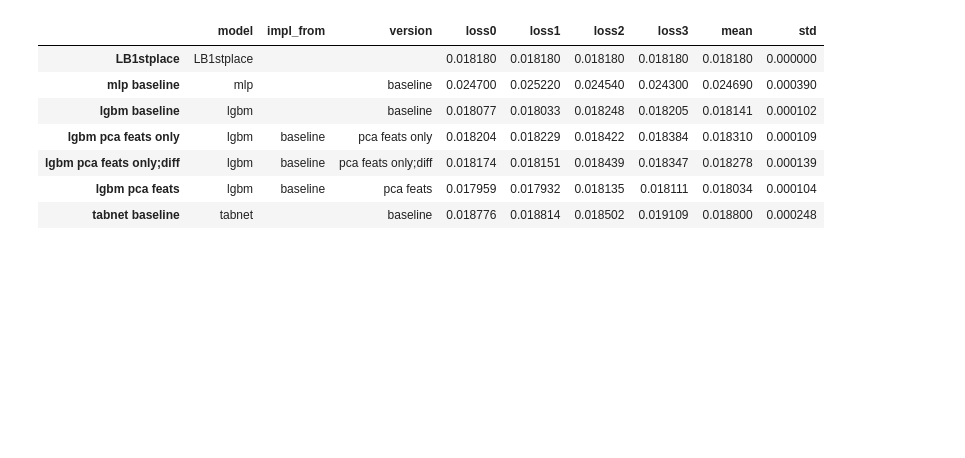
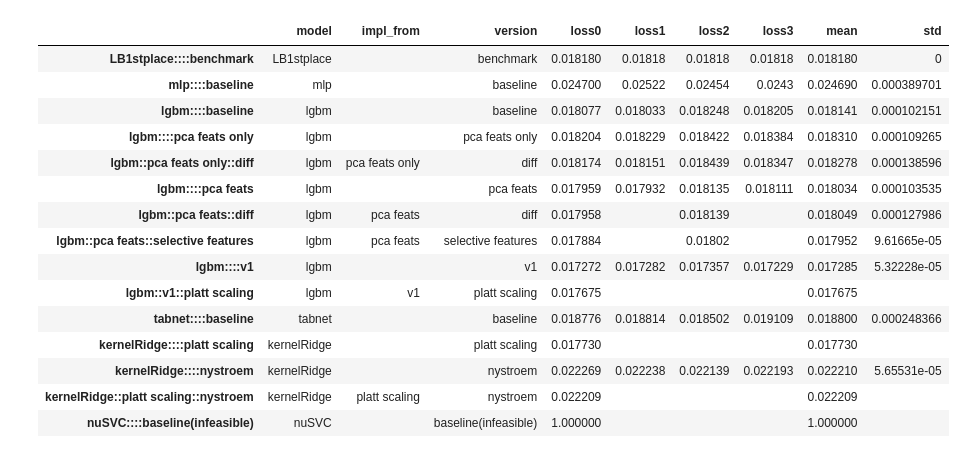
Before and after one commit to MutsumiChieda/moa, a Jupyter notebook: train_nb/score_calculator.ipynb, the cells around one changed output. Saved outputs shown, nothing was run; the diff lists cells and outputs as text; code cells hidden in the pictures; blank space fills up the shorter version.

```diff
--- a/train_nb/score_calculator.ipynb
+++ b/train_nb/score_calculator.ipynb
@@ -4,19 +5,30 @@ import pandas as pd
 # %%
 df = pd.read_csv('score.csv')
 cols = [f'loss{i}' for i in range(4)]
 df['mean'] = df[cols].mean(axis=1)
 df['std'] = df[cols].std(axis=1)
-df = df.fillna('')
+df_ = df.fillna('')
 # df.drop(cols, axis=1, inplace=True)
-df = df.set_index(df['model']+' '+df['version'])
-df
+df_ = df_.set_index(df_['model']+'::'+df_['impl_from']+'::'+df_['version'])
+# df_ = df_.set_index(df['model']+' '+df['version'])
+# df_
+df.index = '__' + df_.index
+df_
 # %% [output]
 |  | model | impl_from | version | loss0 | loss1 | loss2 | loss3 | mean | std |
-| LB1stplace | LB1stplace |  |  | 0.018180 | 0.018180 | 0.018180 | 0.018180 | 0.018180 | 0.000000 |
-| mlp baseline | mlp |  | baseline | 0.024700 | 0.025220 | 0.024540 | 0.024300 | 0.024690 | 0.000390 |
-| lgbm baseline | lgbm |  | baseline | 0.018077 | 0.018033 | 0.018248 | 0.018205 | 0.018141 | 0.000102 |
-| lgbm pca feats only | lgbm | baseline | pca feats only | 0.018204 | 0.018229 | 0.018422 | 0.018384 | 0.018310 | 0.000109 |
-| lgbm pca feats only;diff | lgbm | baseline | pca feats only;diff | 0.018174 | 0.018151 | 0.018439 | 0.018347 | 0.018278 | 0.000139 |
-| lgbm pca feats | lgbm | baseline | pca feats | 0.017959 | 0.017932 | 0.018135 | 0.018111 | 0.018034 | 0.000104 |
-| tabnet baseline | tabnet |  | baseline | 0.018776 | 0.018814 | 0.018502 | 0.019109 | 0.018800 | 0.000248 |
+| LB1stplace::::benchmark | LB1stplace |  | benchmark | 0.018180 | 0.01818 | 0.01818 | 0.01818 | 0.018180 | 0 |
+| mlp::::baseline | mlp |  | baseline | 0.024700 | 0.02522 | 0.02454 | 0.0243 | 0.024690 | 0.000389701 |
+| lgbm::::baseline | lgbm |  | baseline | 0.018077 | 0.018033 | 0.018248 | 0.018205 | 0.018141 | 0.000102151 |
+| lgbm::::pca feats only | lgbm |  | pca feats only | 0.018204 | 0.018229 | 0.018422 | 0.018384 | 0.018310 | 0.000109265 |
+| lgbm::pca feats only::diff | lgbm | pca feats only | diff | 0.018174 | 0.018151 | 0.018439 | 0.018347 | 0.018278 | 0.000138596 |
+| lgbm::::pca feats | lgbm |  | pca feats | 0.017959 | 0.017932 | 0.018135 | 0.018111 | 0.018034 | 0.000103535 |
+| lgbm::pca feats::diff | lgbm | pca feats | diff | 0.017958 |  | 0.018139 |  | 0.018049 | 0.000127986 |
+| lgbm::pca feats::selective features | lgbm | pca feats | selective features | 0.017884 |  | 0.01802 |  | 0.017952 | 9.61665e-05 |
+| lgbm::::v1 | lgbm |  | v1 | 0.017272 | 0.017282 | 0.017357 | 0.017229 | 0.017285 | 5.32228e-05 |
+| lgbm::v1::platt scaling | lgbm | v1 | platt scaling | 0.017675 |  |  |  | 0.017675 |  |
+| tabnet::::baseline | tabnet |  | baseline | 0.018776 | 0.018814 | 0.018502 | 0.019109 | 0.018800 | 0.000248366 |
+| kernelRidge::::platt scaling | kernelRidge |  | platt scaling | 0.017730 |  |  |  | 0.017730 |  |
+| kernelRidge::::nystroem | kernelRidge |  | nystroem | 0.022269 | 0.022238 | 0.022139 | 0.022193 | 0.022210 | 5.65531e-05 |
+| kernelRidge::platt scaling::nystroem | kernelRidge | platt scaling | nystroem | 0.022209 |  |  |  | 0.022209 |  |
+| nuSVC::::baseline(infeasible) | nuSVC |  | baseline(infeasible) | 1.000000 |  |  |  | 1.000000 |  |
 # %%
```
Also changed, not shown: parts of 3 cells of this notebook, 6 other files.
